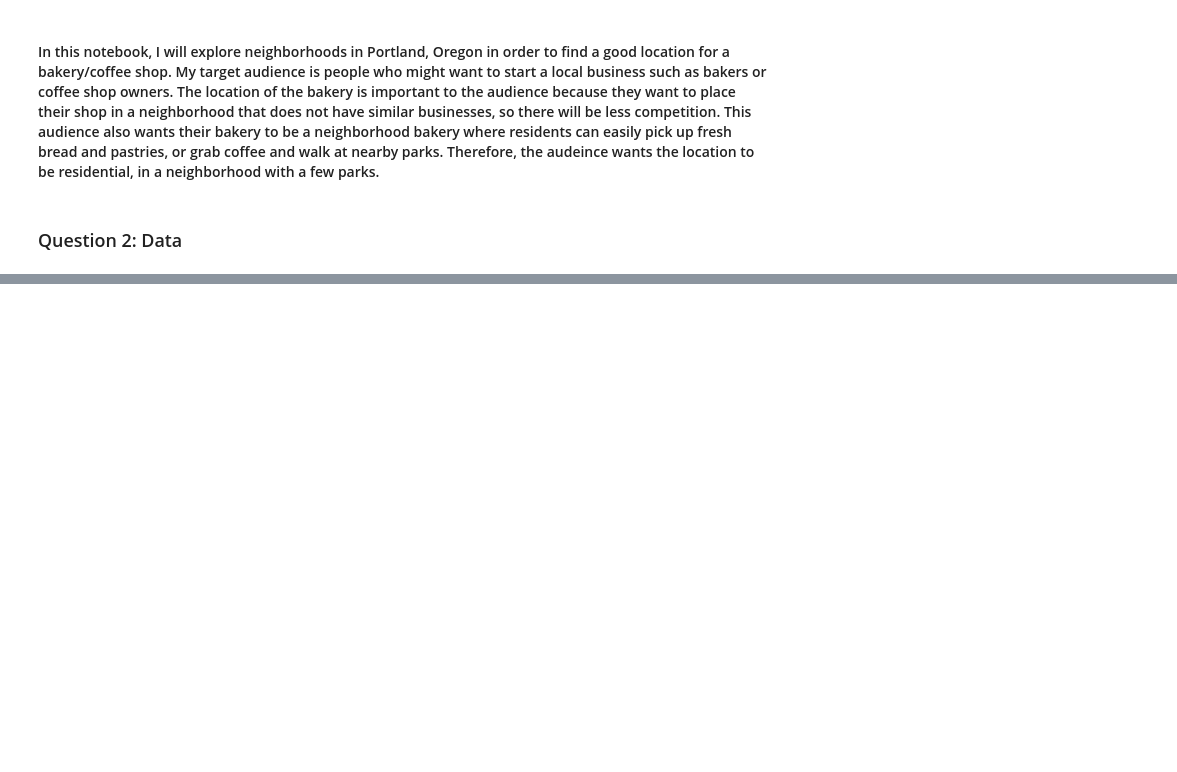
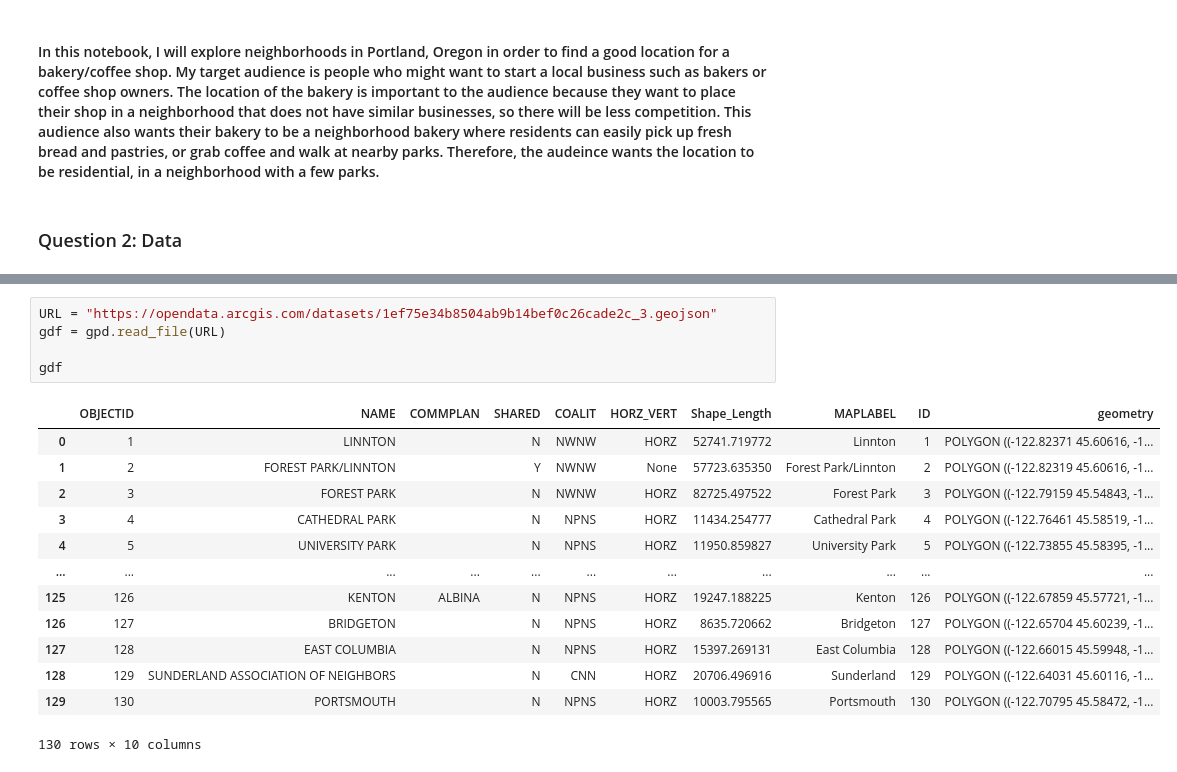
Before and after one commit to lindseykarr/Coursera_Capstone, a Jupyter notebook: Final Project: A Bakery inPOrtland, OR.ipynb, the cells around one changed output, grey strips where cells are left out. Drawn from its saved outputs; the diff is of its cells as text; blank space fills up the shorter version.

```diff
--- a/Final Project: A Bakery inPOrtland, OR.ipynb
+++ b/Final Project: A Bakery inPOrtland, OR.ipynb
@@ -10,0 +63,19 @@
+# %%
+URL = "https://opendata.arcgis.com/datasets/1ef75e34b8504ab9b14bef0c26cade2c_3.geojson"
+gdf = gpd.read_file(URL)
+
+gdf
+# %% [output]
+|  | OBJECTID | NAME | COMMPLAN | SHARED | COALIT | HORZ_VERT | Shape_Length | MAPLABEL | ID | geometry |
+| 0 | 1 | LINNTON |  | N | NWNW | HORZ | 52741.719772 | Linnton | 1 | POLYGON ((-122.82371 45.60616, -1... |
+| 1 | 2 | FOREST PARK/LINNTON |  | Y | NWNW | None | 57723.635350 | Forest Park/Linnton | 2 | POLYGON ((-122.82319 45.60616, -1... |
+| 2 | 3 | FOREST PARK |  | N | NWNW | HORZ | 82725.497522 | Forest Park | 3 | POLYGON ((-122.79159 45.54843, -1... |
+| 3 | 4 | CATHEDRAL PARK |  | N | NPNS | HORZ | 11434.254777 | Cathedral Park | 4 | POLYGON ((-122.76461 45.58519, -1... |
+| 4 | 5 | UNIVERSITY PARK |  | N | NPNS | HORZ | 11950.859827 | University Park | 5 | POLYGON ((-122.73855 45.58395, -1... |
+| ... | ... | ... | ... | ... | ... | ... | ... | ... | ... | ... |
+| 125 | 126 | KENTON | ALBINA | N | NPNS | HORZ | 19247.188225 | Kenton | 126 | POLYGON ((-122.67859 45.57721, -1... |
+| 126 | 127 | BRIDGETON |  | N | NPNS | HORZ | 8635.720662 | Bridgeton | 127 | POLYGON ((-122.65704 45.60239, -1... |
+| 127 | 128 | EAST COLUMBIA |  | N | NPNS | HORZ | 15397.269131 | East Columbia | 128 | POLYGON ((-122.66015 45.59948, -1... |
+| 128 | 129 | SUNDERLAND ASSOCIATION OF NEIGHBORS |  | N | CNN | HORZ | 20706.496916 | Sunderland | 129 | POLYGON ((-122.64031 45.60116, -1... |
+| 129 | 130 | PORTSMOUTH |  | N | NPNS | HORZ | 10003.795565 | Portsmouth | 130 | POLYGON ((-122.70795 45.58472, -1... |
+130 rows × 10 columns
```
Also changed, not shown: parts of 109 cells of this notebook.
